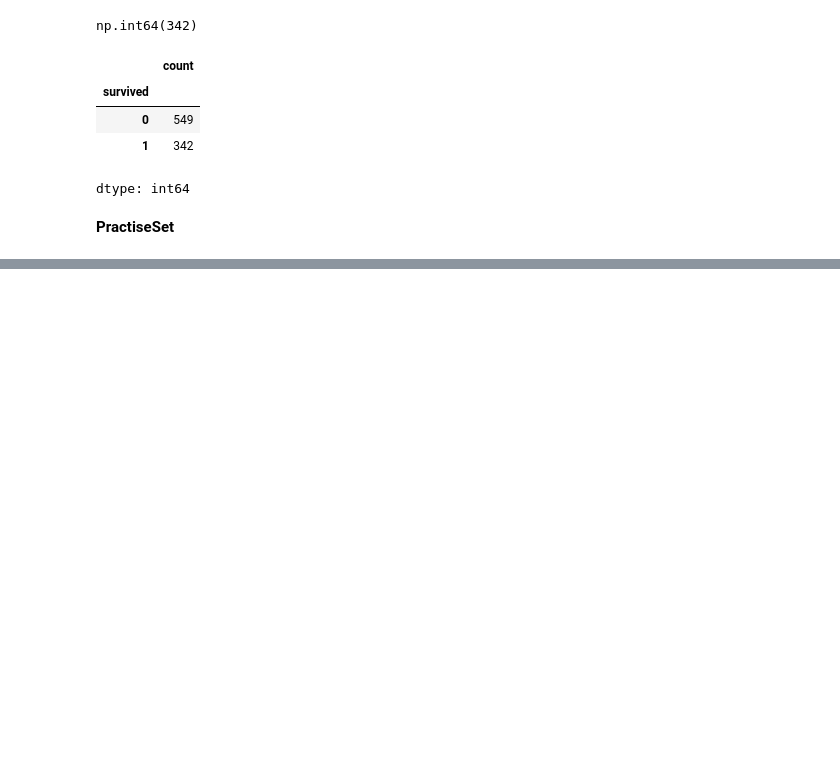
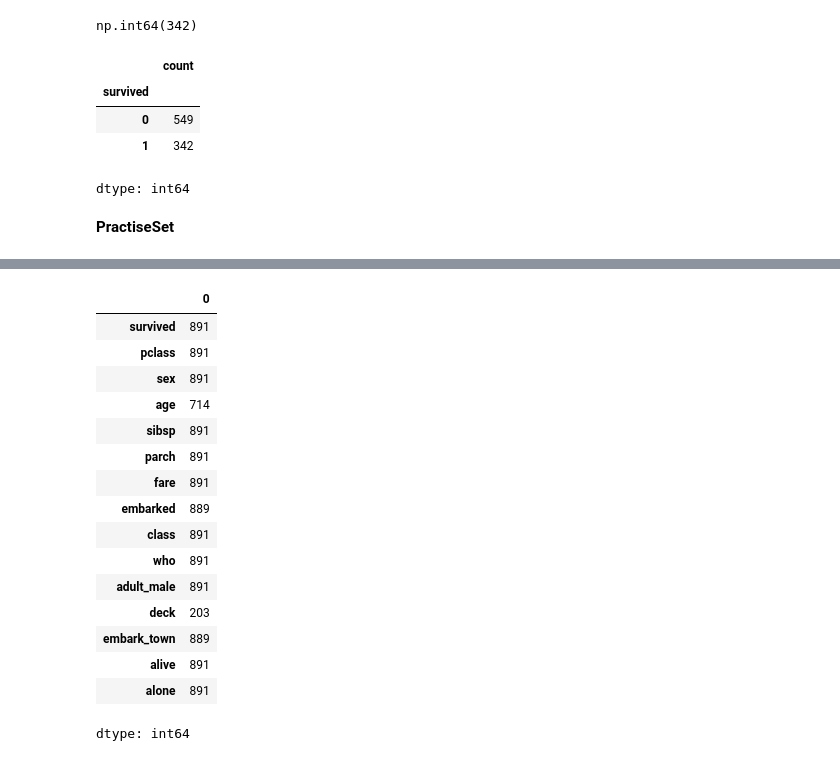
Before and after one commit to Pritishcoder07/AIML-ALGROITHM, a Jupyter notebook: DAY 1 .ipynb, the cells around one changed output, grey strips where cells are left out. Saved outputs shown, nothing was run; the diff lists cells and outputs as text; code cells hidden in the pictures; blank space fills up the shorter version.

```diff
--- a/DAY 1 .ipynb
+++ b/DAY 1 .ipynb
@@ -127,0 +164,20 @@ df = pd.read_csv(url)
+# %%
+df.count()
+# %% [output]
+|  | 0 |
+| survived | 891 |
+| pclass | 891 |
+| sex | 891 |
+| age | 714 |
+| sibsp | 891 |
+| parch | 891 |
+| fare | 891 |
+| embarked | 889 |
+| class | 891 |
+| who | 891 |
+| adult_male | 891 |
+| deck | 203 |
+| embark_town | 889 |
+| alive | 891 |
+| alone | 891 |
+dtype: int64
```
Also changed, not shown: parts of 5 cells of this notebook.
